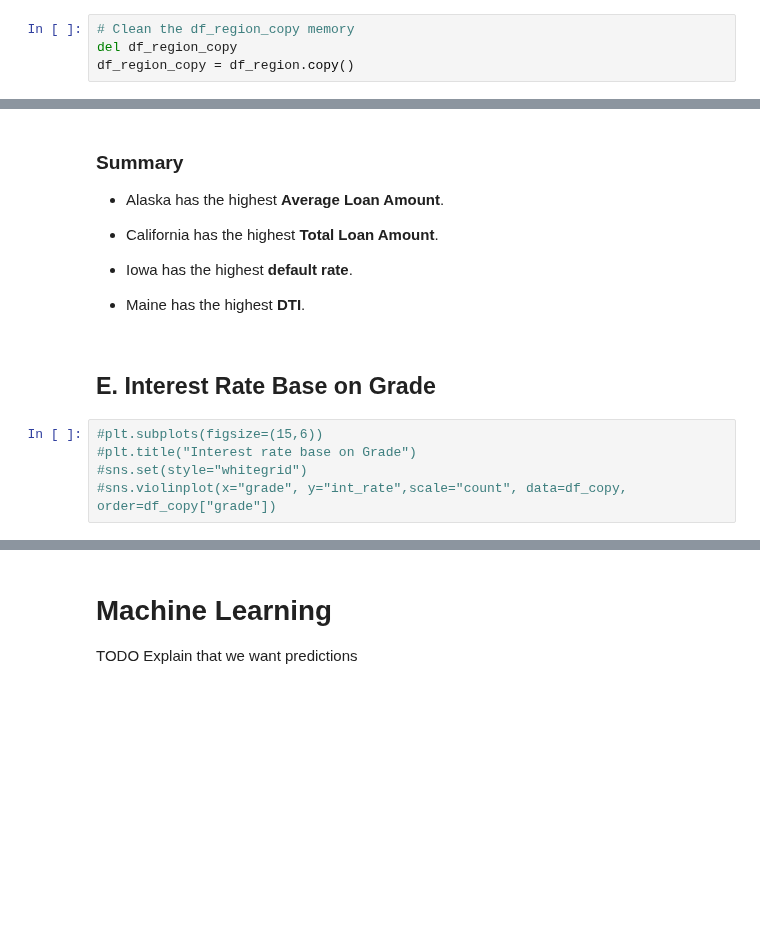
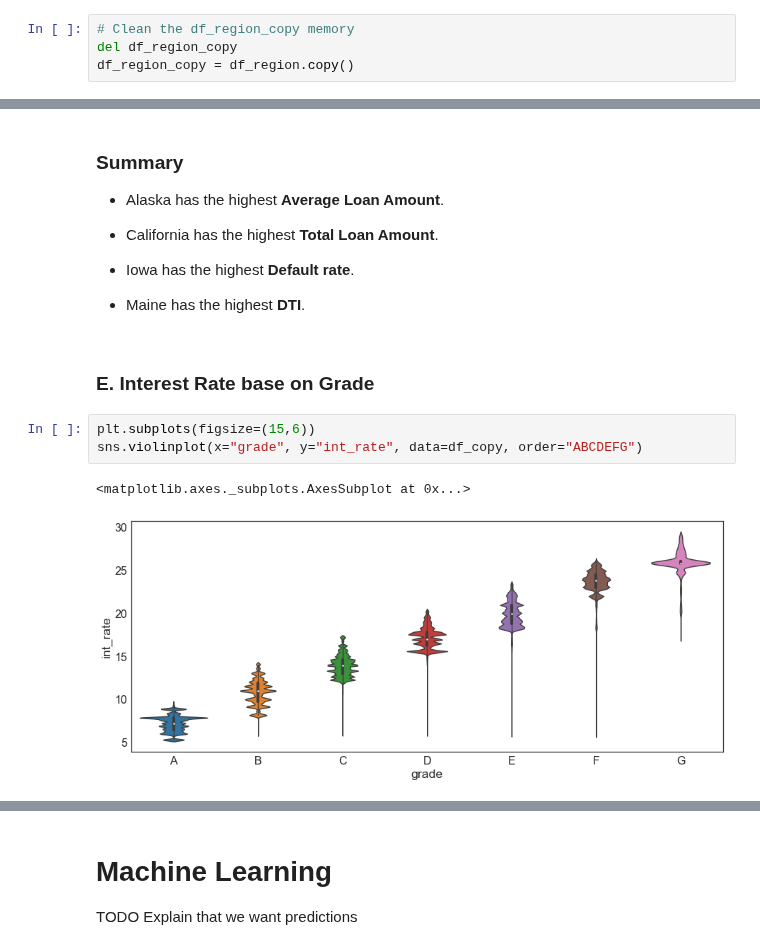
Before and after one commit to Deedasmi/mis665_final, a Jupyter notebook: mis665_final.ipynb, the cells around one changed output, grey strips where cells are left out. Drawn from its saved outputs; the diff is of its cells as text; blank space fills up the shorter version.

```diff
--- a/mis665_final.ipynb
+++ b/mis665_final.ipynb
@@ -392,12 +366,13 @@ iplot( fig, filename='d4-cloropleth-map' )
 - Alaska has the highest **Average Loan Amount**.
 - California has the highest **Total Loan Amount**.
 
-- Iowa has the highest **default rate**.
+- Iowa has the highest **Default rate**.
 - Maine has the highest **DTI**.
 # %% [markdown]
-## E. Interest Rate Base on Grade
+### E. Interest Rate base on Grade
 # %%
-#plt.subplots(figsize=(15,6))
-#plt.title("Interest rate base on Grade")
-#sns.set(style="whitegrid")
-#sns.violinplot(x="grade", y="int_rate",scale="count", data=df_copy, order=df_copy["grade"])
+plt.subplots(figsize=(15,6))
+sns.violinplot(x="grade", y="int_rate", data=df_copy, order="ABCDEFG")
+# %% [output]
+<matplotlib.axes._subplots.AxesSubplot at 0x...>
+[figure, added]
```
Also changed, not shown: parts of 28 cells of this notebook.
